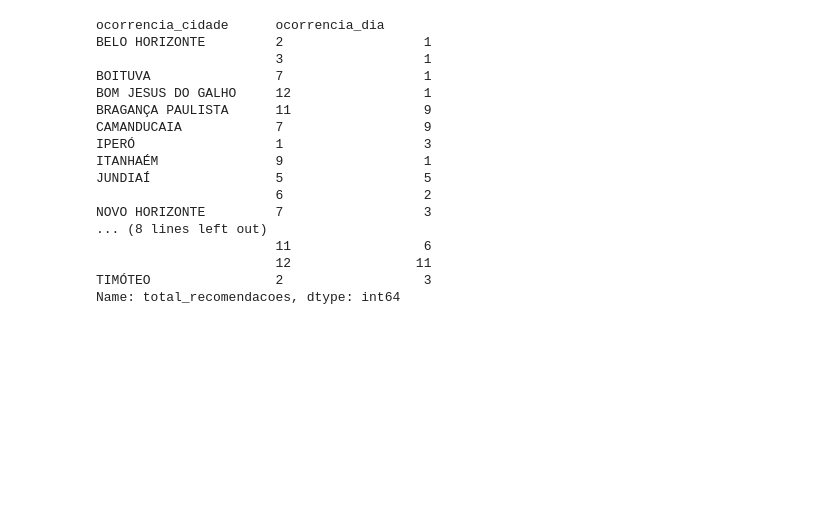
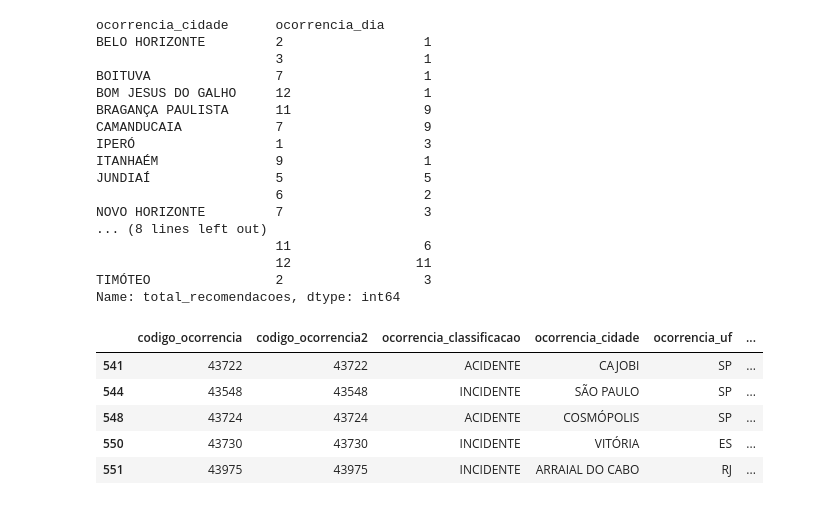
Before and after one commit to andremrezende/bootcamp-data-engineer, a Jupyter notebook: etl/transformacao.ipynb, the cells around one changed output. Saved outputs shown, nothing was run; the diff lists cells and outputs as text; code cells hidden in the pictures; blank space fills up the shorter version.

```diff
--- a/etl/transformacao.ipynb
+++ b/etl/transformacao.ipynb
@@ -561,3 +561,12 @@ NOVO HORIZONTE         7                  3
                        12                11
 TIMÓTEO                2                  3
 Name: total_recomendacoes, dtype: int64
+# %%
+dfsudoeste.tail()
+# %% [output]
+|  | codigo_ocorrencia | codigo_ocorrencia2 | ocorrencia_classificacao | ocorrencia_cidade | ocorrencia_uf | ... |
+| 541 | 43722 | 43722 | ACIDENTE | CAJOBI | SP | ... |
+| 544 | 43548 | 43548 | INCIDENTE | SÃO PAULO | SP | ... |
+| 548 | 43724 | 43724 | ACIDENTE | COSMÓPOLIS | SP | ... |
+| 550 | 43730 | 43730 | INCIDENTE | VITÓRIA | ES | ... |
+| 551 | 43975 | 43975 | INCIDENTE | ARRAIAL DO CABO | RJ | ... |
```
Also changed, not shown: 4 other files.
